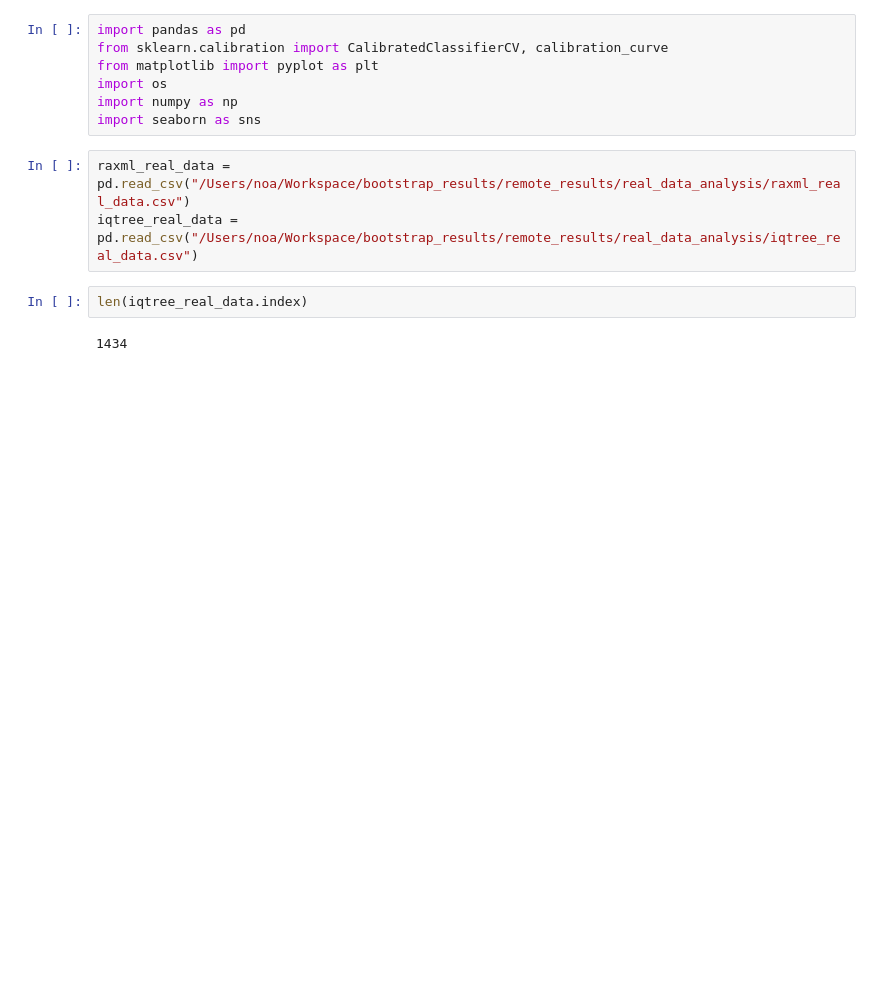
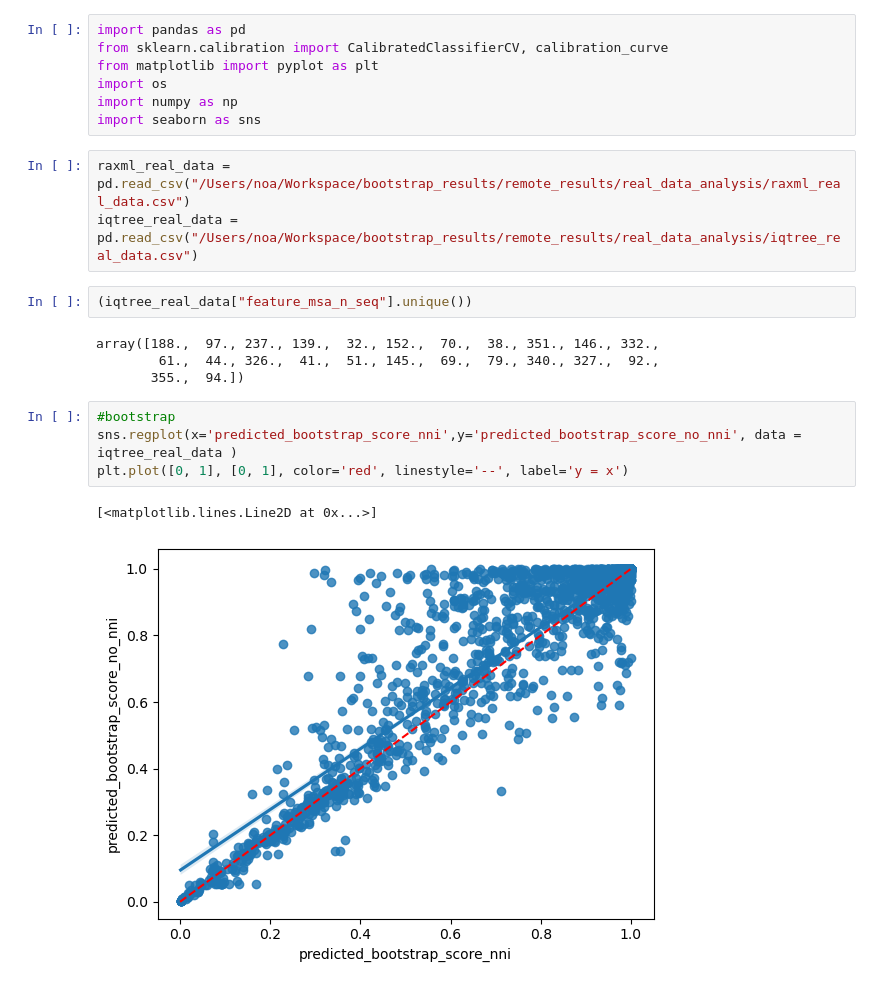
Before and after one commit to noaeker/bootstrap_repo, a Jupyter notebook: python notebooks/real_data_analysis.ipynb, the cells around one changed output. Cells and saved outputs as stored; diff of their text form; blank space fills up the shorter version.

```diff
--- a/python notebooks/real_data_analysis.ipynb
+++ b/python notebooks/real_data_analysis.ipynb
@@ -8,10 +8,19 @@ import seaborn as sns
 # %%
 raxml_real_data = pd.read_csv("/Users/noa/Workspace/bootstrap_results/remote_results/real_data_analysis/raxml_real_data.csv")
 iqtree_real_data = pd.read_csv("/Users/noa/Workspace/bootstrap_results/remote_results/real_data_analysis/iqtree_real_data.csv")
-# %%
-len(iqtree_real_data.index)
-# %% [output]
-1434
+# %%
+(iqtree_real_data["feature_msa_n_seq"].unique())
+# %% [output]
+array([188.,  97., 237., 139.,  32., 152.,  70.,  38., 351., 146., 332.,
+        61.,  44., 326.,  41.,  51., 145.,  69.,  79., 340., 327.,  92.,
+       355.,  94.])
+# %%
+#bootstrap
+sns.regplot(x='predicted_bootstrap_score_nni',y='predicted_bootstrap_score_no_nni', data = iqtree_real_data )
+plt.plot([0, 1], [0, 1], color='red', linestyle='--', label='y = x')
+# %% [output]
+[<matplotlib.lines.Line2D at 0x...>]
+[figure, added]
 # %%
 #aLRT
 sns.regplot(x='predicted_bootstrap_score_nni',y='aLRT_iqtree', data = iqtree_real_data )
```
Also changed, not shown: parts of 13 cells of this notebook, 10 other files.
